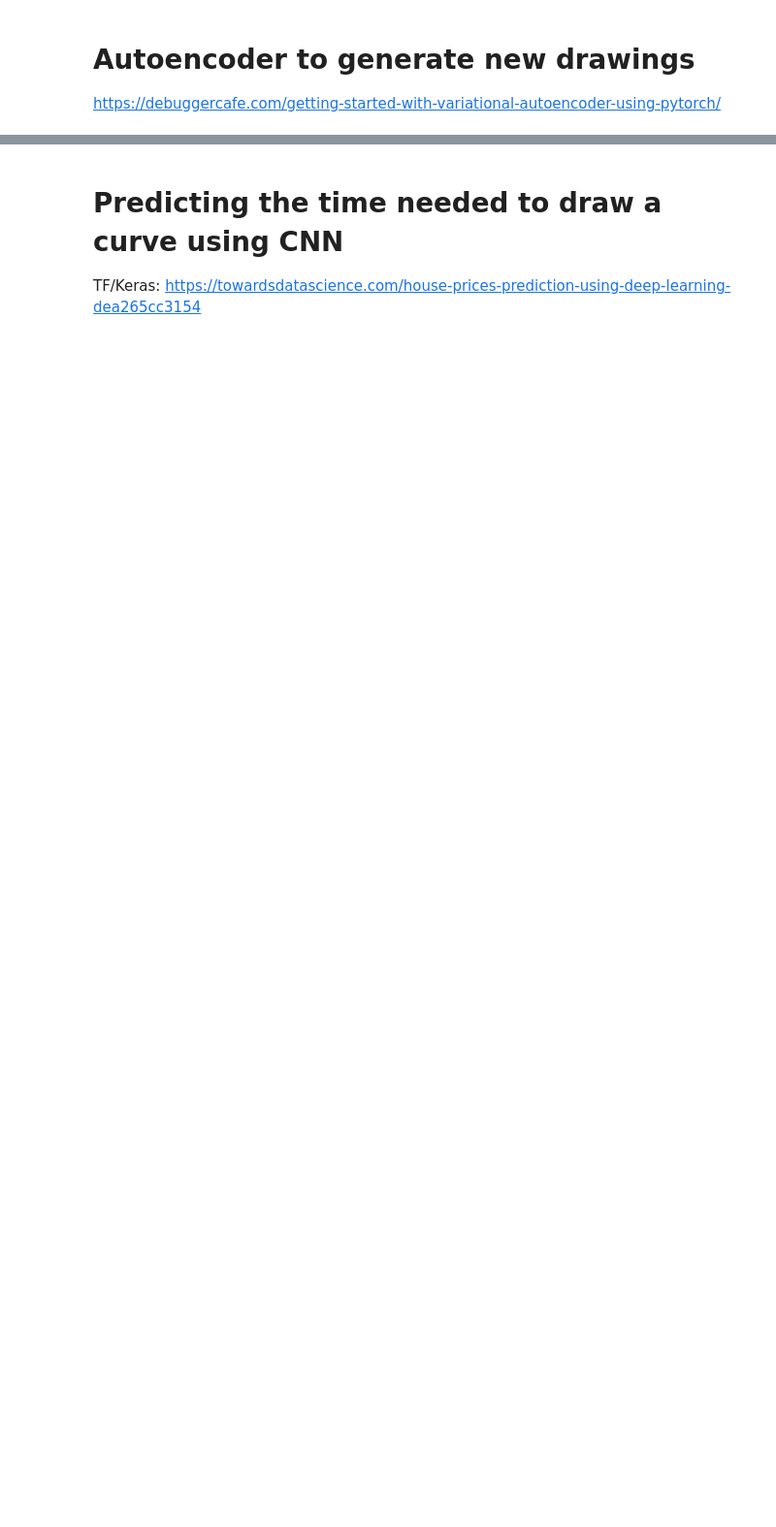
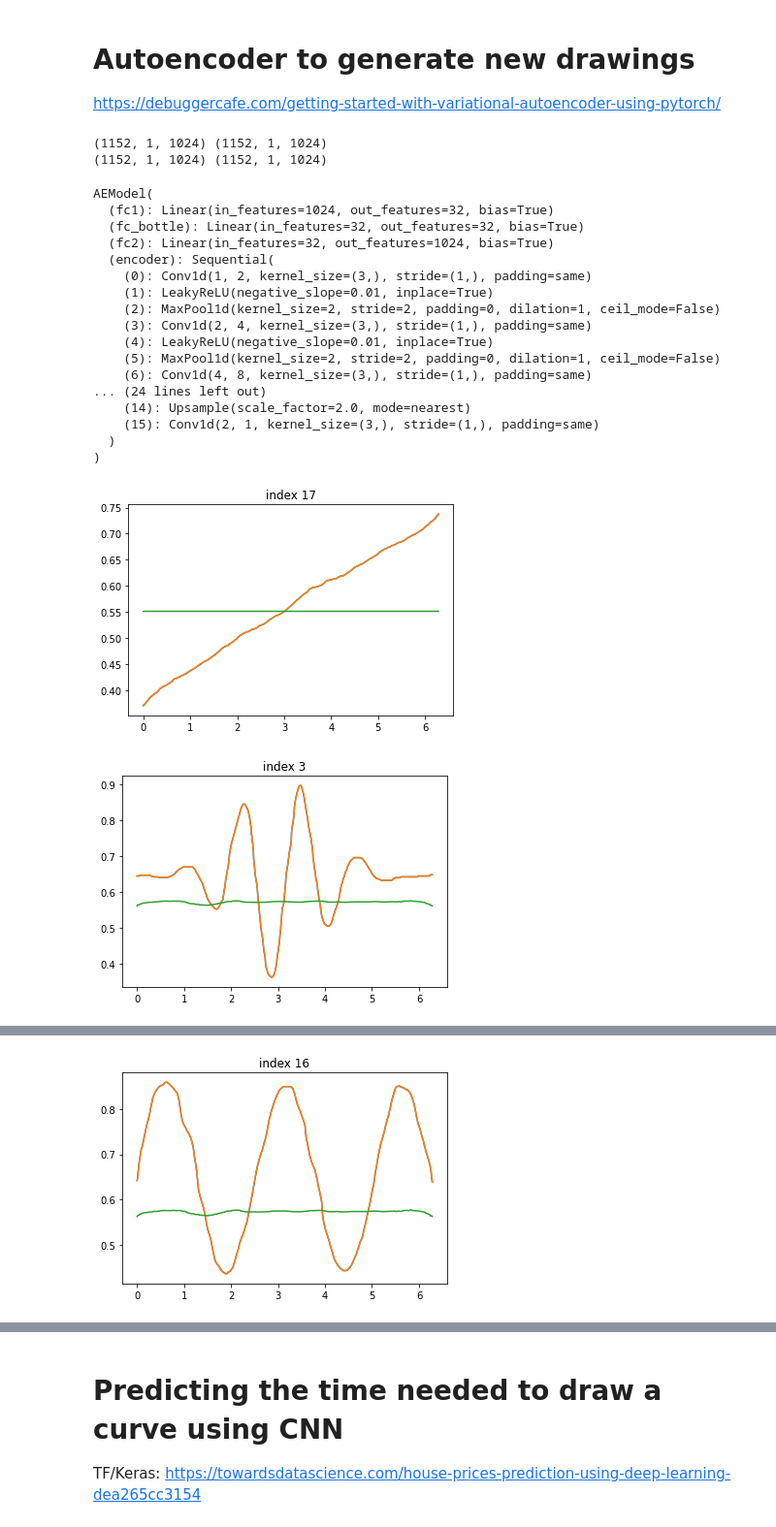
Before and after one commit to mnapravnik/Efficiency-of-dragging-gestures, a Jupyter notebook: analysis/AI-Approach.ipynb, the cells around one changed output, grey strips where cells are left out. Shown at 97% size. Drawn from its saved outputs; the diff is of its cells as text; code cells hidden in the pictures; blank space fills up the shorter version.

```diff
--- a/analysis/AI-Approach.ipynb
+++ b/analysis/AI-Approach.ipynb
@@ -643,7 +806,7 @@ def perform_train(trainx, trainy, testx, testy, columncnt:int, interpolate:bool=
     model = AEModel([2, 4, 8, 16, 32], in_size=trainy.shape[1:], out_size=trainy.shape[1:],  dropout=0)
     display(model)
 
-    lr = 0.01
+    lr = 0.001
     batch_size = 32
     optimizer = torch.optim.Adam(model.parameters(), lr=lr)
     bce = nn.BCELoss(reduction='sum')
@@ -712,32 +875,56 @@ def perform_train(trainx, trainy, testx, testy, columncnt:int, interpolate:bool=
         train_losses.append(train_epoch_loss)
 
         # and now val mode
         model.eval()
         with torch.no_grad():
             val_epoch_loss = fit(model, testx_loader, testy_loader, True)
             val_losses.append(val_epoch_loss)
 
         print(f'Epoch: {_epoch_idx+1:5} / {epochs};',
               f' train loss: {train_epoch_loss:.5f}, val loss: {val_epoch_loss:.5f}')
 
     def plot_training_stats():
         fig = plt.figure()
         ax = fig.gca()
         ax.plot(range(epochs), [loss.detach().numpy() for loss in train_losses], label='Train')
         ax.plot(range(epochs), [loss.detach().numpy() for loss in val_losses], label='Val')
         ax.set_title('Losses')
         ax.legend()
         plt.show()
 
     plot_training_stats()
     return model
 
 def do_everything(columncnt, interpolate:bool=True):
-    trainx, trainy = prepare_dataset_for_ae(df, columncnt, interpolate=interpolate)
-    testx, testy   = prepare_dataset_for_ae(df, columncnt, interpolate=interpolate)
+    df_to_use = df.query('ProjectionName == "Cartesian"')
+    trainx, trainy = prepare_dataset_for_ae(df_to_use, columncnt, interpolate=interpolate)
+    testx, testy   = prepare_dataset_for_ae(df_to_use, columncnt, interpolate=interpolate)
     model = perform_train(trainx, trainy, testx, testy, interpolate=interpolate, columncnt=columncnt)
 
     return model, (trainx, trainy, testx, testy)
 
+# make sure columncnt is divisible 5 times by 2!!!
 columncnt = len(X_FOR_ALL_FUNC)
 ae_model, datasets = do_everything(columncnt, interpolate=True)
+# %% [output]
+(1152, 1, 1024) (1152, 1, 1024)
+(1152, 1, 1024) (1152, 1, 1024)
+AEModel(
+  (fc1): Linear(in_features=1024, out_features=32, bias=True)
+  (fc_bottle): Linear(in_features=32, out_features=32, bias=True)
+  (fc2): Linear(in_features=32, out_features=1024, bias=True)
+  (encoder): Sequential(
+    (0): Conv1d(1, 2, kernel_size=(3,), stride=(1,), padding=same)
+    (1): LeakyReLU(negative_slope=0.01, inplace=True)
+    (2): MaxPool1d(kernel_size=2, stride=2, padding=0, dilation=1, ceil_mode=False)
+    (3): Conv1d(2, 4, kernel_size=(3,), stride=(1,), padding=same)
+    (4): LeakyReLU(negative_slope=0.01, inplace=True)
+    (5): MaxPool1d(kernel_size=2, stride=2, padding=0, dilation=1, ceil_mode=False)
+    (6): Conv1d(4, 8, kernel_size=(3,), stride=(1,), padding=same)
+... (24 lines left out)
+    (14): Upsample(scale_factor=2.0, mode=nearest)
+    (15): Conv1d(2, 1, kernel_size=(3,), stride=(1,), padding=same)
+  )
+)
+[figure, added]
+[figure, added]
@@ -743,0 +932 @@ ae_model, datasets = do_everything(columncnt, interpolate=True)
+[figure, added]
```
Also changed, not shown: parts of 15 cells of this notebook, 4 other files.
